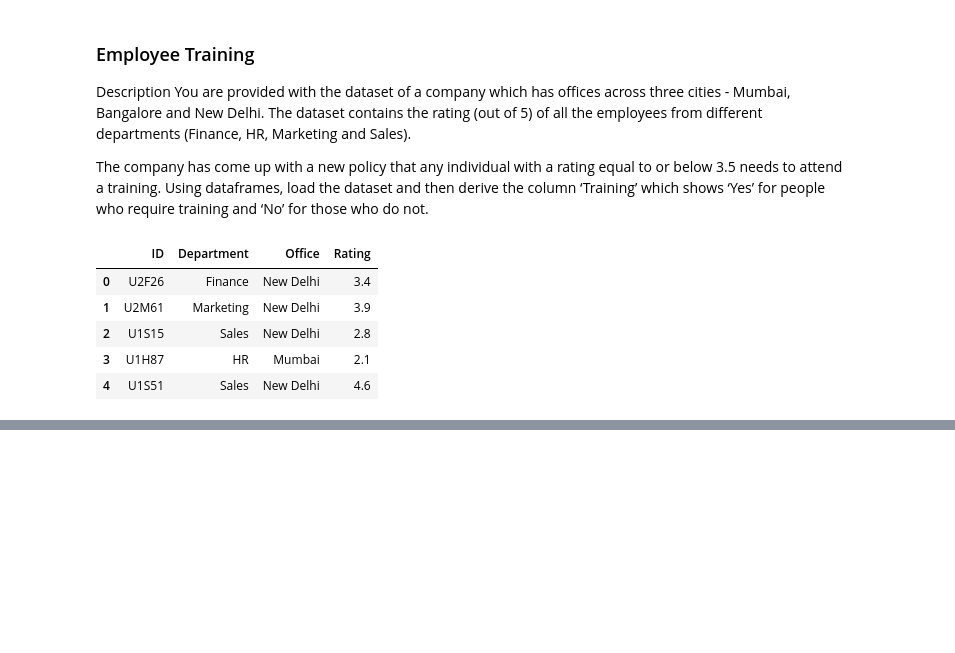
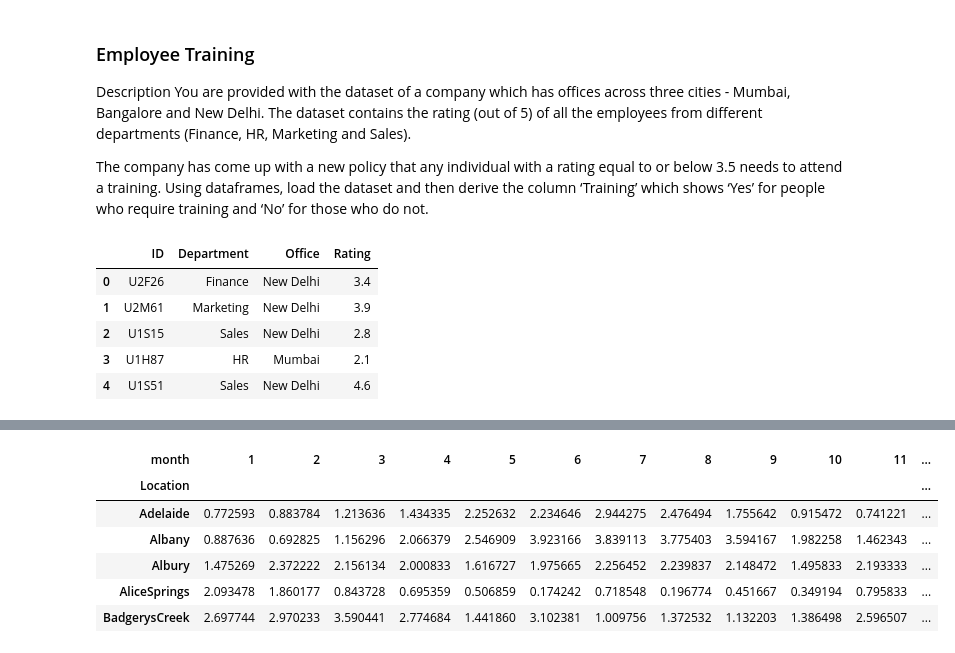
Before and after one commit to AsifVirani5/Project_Pandas_Codes, a Jupyter notebook: Pandas_Interview_Questions.ipynb, the cells around one changed output, grey strips where cells are left out. Saved outputs shown, nothing was run; the diff lists cells and outputs as text; code cells hidden in the pictures; blank space fills up the shorter version.

```diff
--- a/Pandas_Interview_Questions.ipynb
+++ b/Pandas_Interview_Questions.ipynb
@@ -764,5 +764,5 @@ You are provided with the dataset of a company which has offices across three ci
 
 The company has come up with a new policy that any individual with a rating equal to or below 3.5 needs to attend a training. Using dataframes, load the dataset and then derive the column ‘Training’ which shows ‘Yes’ for people who require training and ‘No’ for those who do not.
 # %%
-df = pd.read_csv("rating.csv", header = 0)
+data = pd.read_csv("rating.csv", header = 0)
 # %%
@@ -793,2 +793,2 @@ df[df["Rating"]<3.5]
 # %%
-df["Training"] = df["Rating"].apply(lambda x: "Yes" if x < 3.5 else "No") # Apply the lambda function to the Rating column
+data["Training"] = data["Rating"].apply(lambda x: "Yes" if x < 3.5 else "No") # Apply the lambda function to the Rating column
@@ -833,0 +1224,12 @@ df.head()
+# %%
+Average_Rainfall = df.pivot_table(index = "Location", columns = "month", values = "Rainfall", aggfunc = "mean")
+# %%
+Average_Rainfall.head()
+# %% [output]
+| month | 1 | 2 | 3 | 4 | 5 | 6 | 7 | 8 | 9 | 10 | 11 | ... |
+| Location |  |  |  |  |  |  |  |  |  |  |  | ... |
+| Adelaide | 0.772593 | 0.883784 | 1.213636 | 1.434335 | 2.252632 | 2.234646 | 2.944275 | 2.476494 | 1.755642 | 0.915472 | 0.741221 | ... |
+| Albany | 0.887636 | 0.692825 | 1.156296 | 2.066379 | 2.546909 | 3.923166 | 3.839113 | 3.775403 | 3.594167 | 1.982258 | 1.462343 | ... |
+| Albury | 1.475269 | 2.372222 | 2.156134 | 2.000833 | 1.616727 | 1.975665 | 2.256452 | 2.239837 | 2.148472 | 1.495833 | 2.193333 | ... |
+| AliceSprings | 2.093478 | 1.860177 | 0.843728 | 0.695359 | 0.506859 | 0.174242 | 0.718548 | 0.196774 | 0.451667 | 0.349194 | 0.795833 | ... |
+| BadgerysCreek | 2.697744 | 2.970233 | 3.590441 | 2.774684 | 1.441860 | 3.102381 | 1.009756 | 1.372532 | 1.132203 | 1.386498 | 2.596507 | ... |
```
Also changed, not shown: parts of 56 cells of this notebook, 1 other file.
